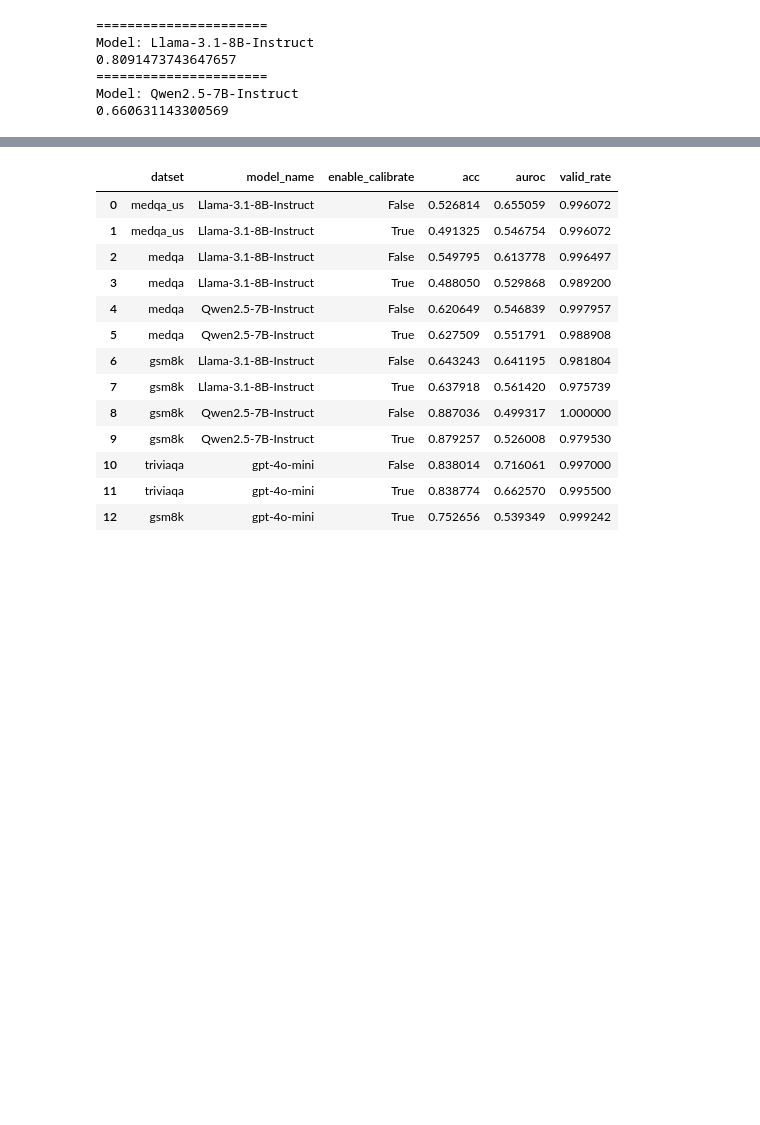
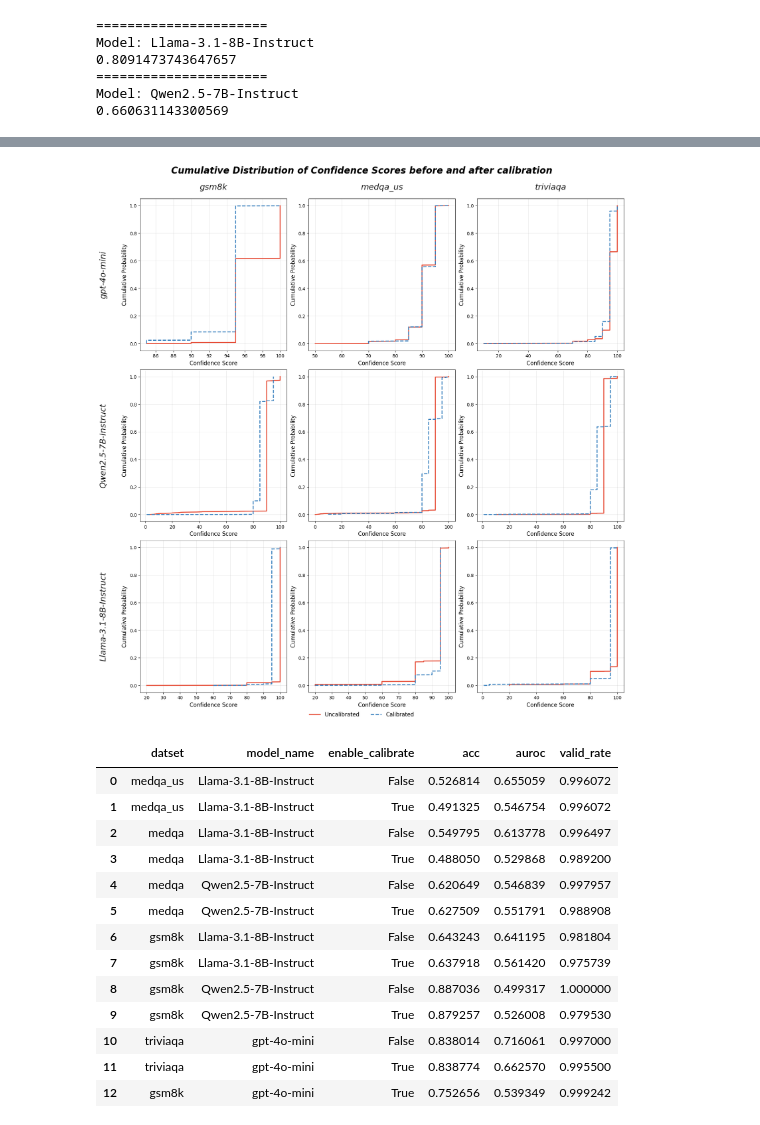
Before and after one commit to Muqi1029/UQ-ConformalPrediction, a Jupyter notebook: benchmark/analyze.ipynb, the cells around one changed output, grey strips where cells are left out. Saved outputs shown, nothing was run; the diff lists cells and outputs as text; code cells hidden in the pictures; blank space fills up the shorter version.

Commit message:
finish benchmark & plot

```diff
--- a/benchmark/analyze.ipynb
+++ b/benchmark/analyze.ipynb
@@ -6,3 +7,10 @@ from typing import List
+# %%
+# args
+model_names = ["gpt-4o-mini", "Qwen2.5-7B-Instruct", "Llama-3.1-8B-Instruct"]
+dataset_names = ["gsm8k", "medqa_us", "triviaqa"]
+results_dir = "results"
+calibrated_file = "results_calibrate_True.json"
+non_calibrated_file = "results_calibrate_False.json"
 # %%
 def acc_output(path: str):
     with open(path, "r") as f:
@@ -78,3 +71,59 @@ plot_cdf("Qwen2.5-7B-Instruct", "us_medqa")
+# %%
+fig, axes = plt.subplots(
+    len(model_names),
+    len(dataset_names),
+    layout="constrained",
+    figsize=(16, 16),
+    squeeze=False,
+)
+for i, model_name in enumerate(model_names):
+    for j, dataset in enumerate(dataset_names):
+        plot_cdf(axes[i, j], model_name, dataset)
+
+for i, model_name in enumerate(model_names):
+    axes[i, 0].text(
+        x=-0.25,
+        y=0.5,
+        s=f"{model_name}",
+        fontsize=18,
+        rotation=90,
+        transform=axes[i, 0].transAxes,
+        va="center",
+        ha="center",
+        fontstyle="italic",
+        alpha=0.9,
+    )
+
+for j, dataset in enumerate(dataset_names):
+    axes[0, j].set_title(
+        f"{dataset}", fontsize=18, pad=20, fontstyle="italic", alpha=0.9
+    )
+
+fig.legend(
+    handles=[
+        plt.Line2D([], [], **LINE_STYLES["Uncalibrated"]),
+        plt.Line2D([], [], **LINE_STYLES["Calibrated"]),
+    ],
+    labels=["Uncalibrated", "Calibrated"],
+    loc="lower center",
+    bbox_to_anchor=(0.5, -0.025),  # 调整图例位置到主图上方
+    ncol=2,
+    fontsize=12,
+    frameon=False,
+)
+
+fig.suptitle(
+    "Cumulative Distribution of Confidence Scores before and after calibration",
+    fontsize=20,
+    fontweight="bold",
+    fontstyle="italic",
+    y=1.03,
+)
+fig.savefig("outputs/cdf.pdf", dpi=1000, bbox_inches="tight", pad_inches=0.5)
+
+fig.show()
+# %% [output]
+[figure, added]
 # %%
 # auroc bar plot
 
```
Also changed, not shown: parts of 3 cells of this notebook, 4 other files.
